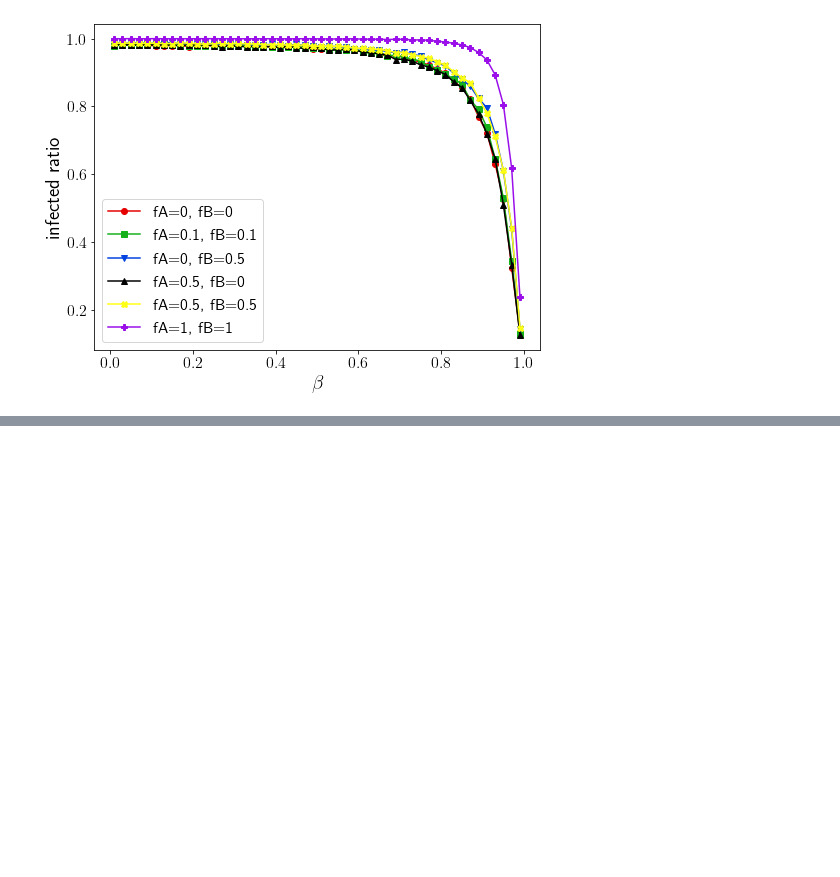
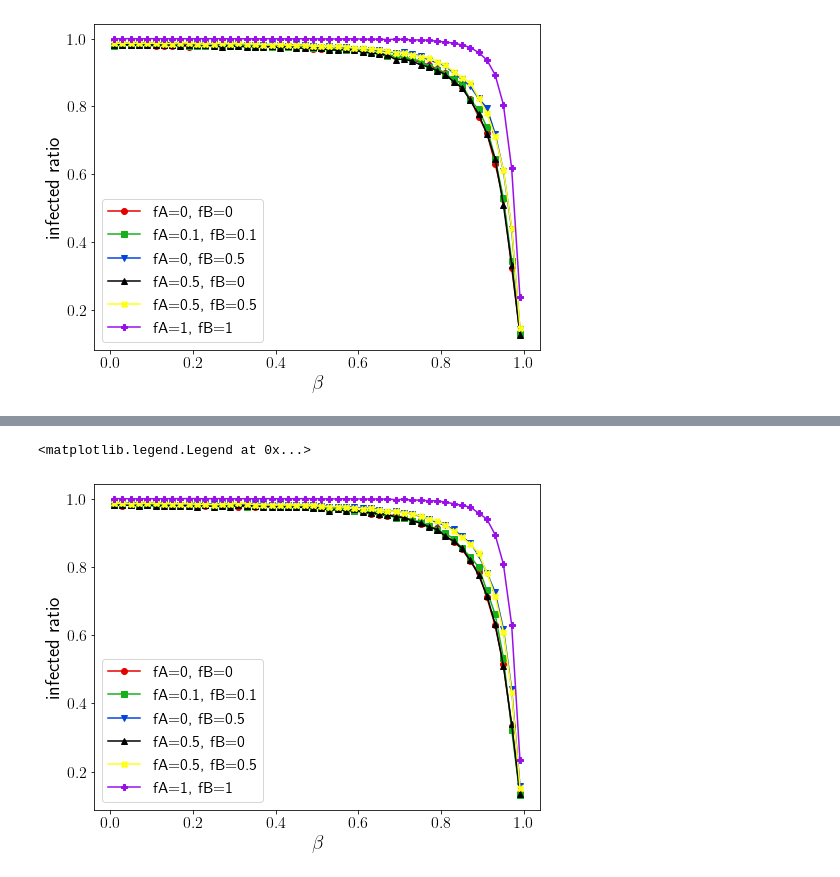
Before and after one commit to robertjankowski/social-media-influence-on-covid-pandemic, a Jupyter notebook: notebooks/beta_gamma_singlelayer.ipynb, the cells around one changed output, grey strips where cells are left out. Cells and saved outputs as stored; diff of their text form; code cells hidden in the pictures; blank space fills up the shorter version.

```diff
--- a/notebooks/beta_gamma_singlelayer.ipynb
+++ b/notebooks/beta_gamma_singlelayer.ipynb
@@ -91,0 +123,13 @@ plt.legend()
+# %%
+ys = [ir1, ir2, ir3, ir4, ir5, ir6]
+
+for i, y in enumerate(ys):
+    plt.plot(betas, y['gamma'], color=colors[i], label=labels[i], marker=markers[i],
+             markersize=markersize)
+
+plt.ylabel('infected ratio', fontsize=20)
+plt.xlabel(r'$\beta$', fontsize=20)
+plt.legend()
+# %% [output]
+<matplotlib.legend.Legend at 0x...>
+[figure, added]
```
Also changed, not shown: parts of 4 cells of this notebook, 13 other files.
